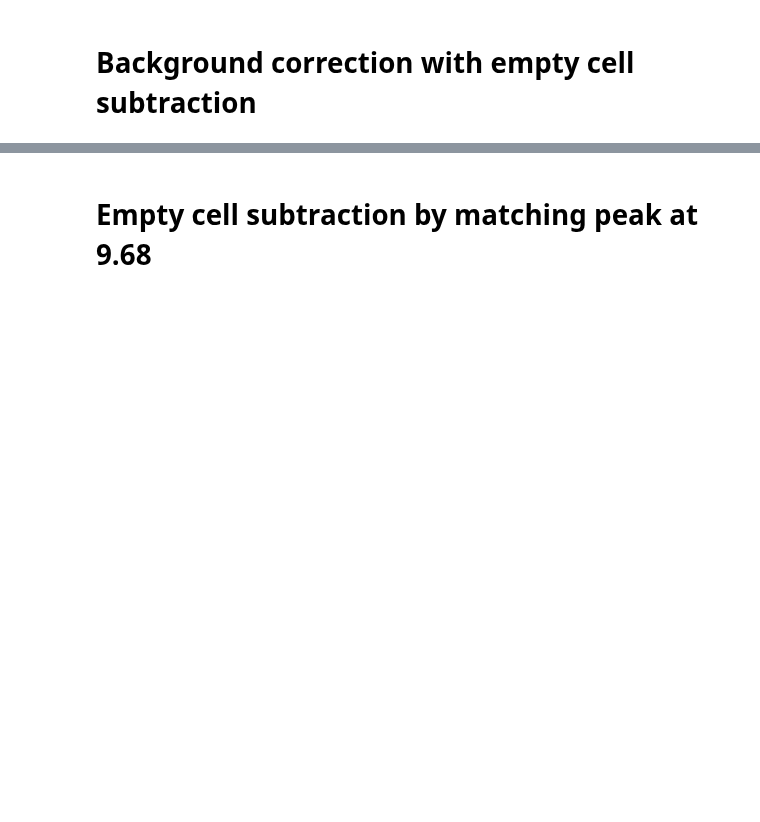
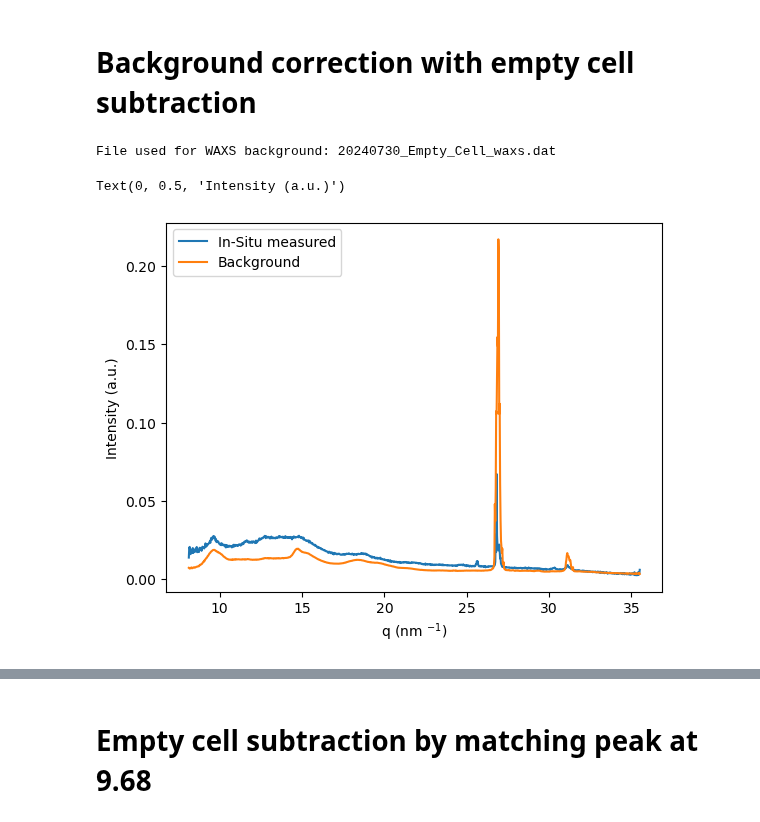
Before and after one commit to PronoyDutta/SAXS_WAXS, a Jupyter notebook: Scripts/Data_from_individual_files/SAXS_WAXS_plotting.ipynb, the cells around one changed output, grey strips where cells are left out. Cells and saved outputs as stored; diff of their text form; code cells hidden in the pictures; blank space fills up the shorter version.

```diff
--- a/Scripts/Data_from_individual_files/SAXS_WAXS_plotting.ipynb
+++ b/Scripts/Data_from_individual_files/SAXS_WAXS_plotting.ipynb
@@ -551,20 +594,24 @@ contourplot('waxs', 'absolute', file_dictionary_waxs, new_time_dict, 10, 15, cma
 # %% [markdown]
 # Background correction with empty cell subtraction
 # %%
-waxs_background_file =  glob.glob('background_waxs.dat')
-#glob.glob('20240730_Empty_Cell_waxs.dat')
+waxs_background_file =  glob.glob('20240730_Empty_Cell_waxs.dat')#glob.glob('background_waxs.dat')
+#
 WAXS_background = {} # Dictionary for storing all the pandas data file
 
 for file in waxs_background_file:
     a1,a2,WAXS_background = read_data(file)
 
 print('File used for WAXS background:', file)
 plt.figure()
 plt.plot(10*file_dictionary_waxs[1].iloc[:,0], file_dictionary_waxs[400].iloc[:,1], label = "In-Situ measured")
 plt.plot(10*WAXS_background.iloc[:,0], 2.4*WAXS_background.iloc[:,1], label = 'Background')
 plt.legend()
 plt.xlabel('q (nm $^{-1}$)')
 plt.ylabel('Intensity (a.u.)')
+# %% [output]
+File used for WAXS background: 20240730_Empty_Cell_waxs.dat
+Text(0, 0.5, 'Intensity (a.u.)')
+[figure, added]
 # %%
 plt.figure()
 emptyCell_corrected_waxs_files = {}
```
Also changed, not shown: parts of 15 cells of this notebook, 11 other files.
